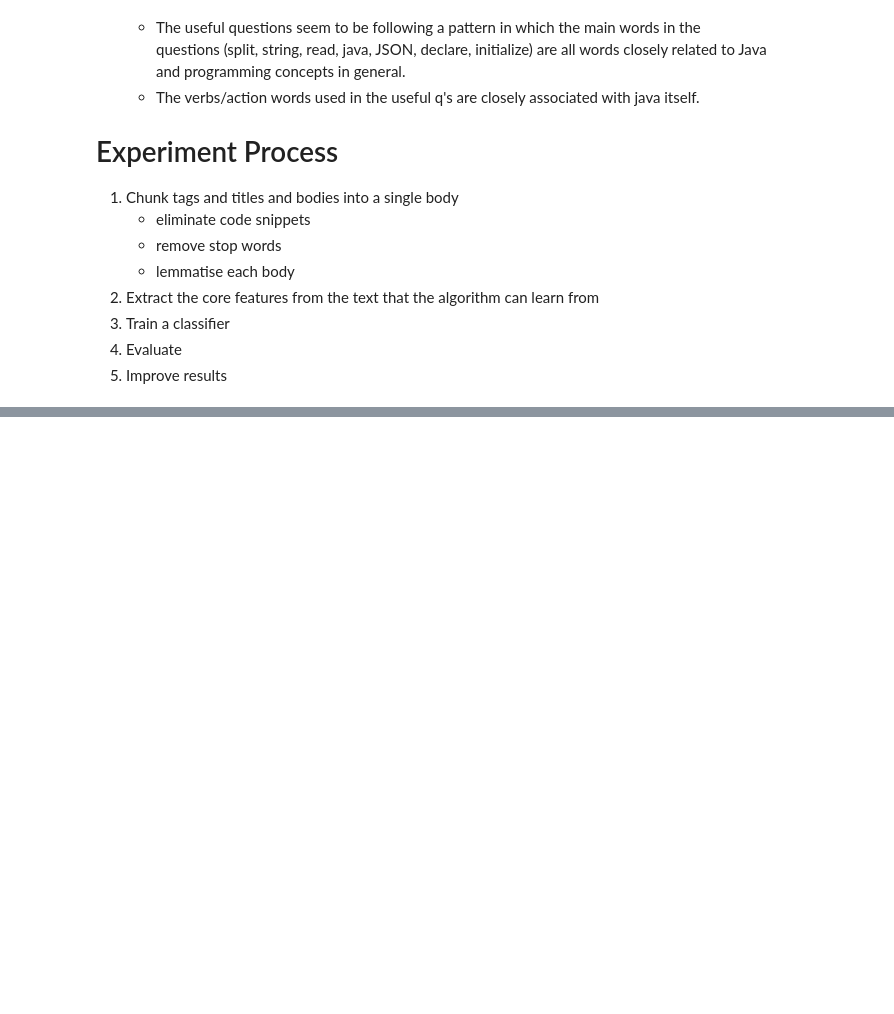
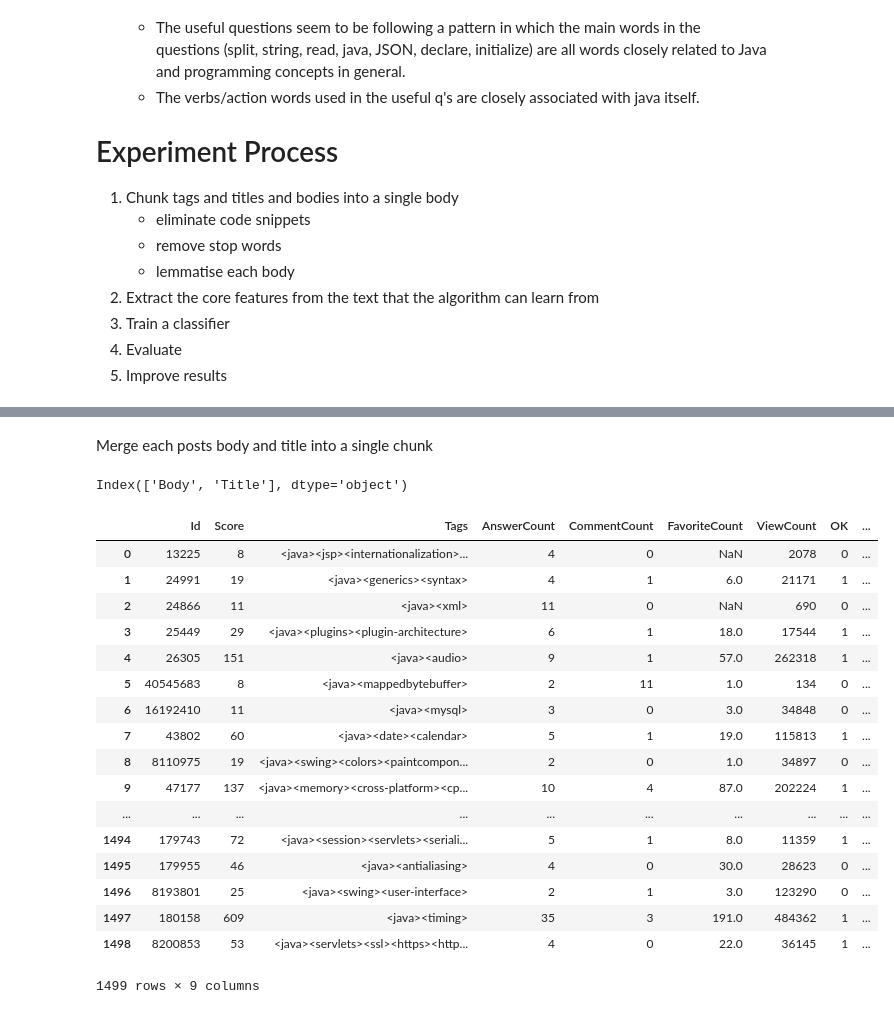
Before and after one commit to c14410312/StackoverflowPostClassification, a Jupyter notebook: PostClassificationExperimentSciKit.ipynb, the cells around one changed output, grey strips where cells are left out. Saved outputs shown, nothing was run; the diff lists cells and outputs as text; code cells hidden in the pictures; blank space fills up the shorter version.

```diff
--- a/PostClassificationExperimentSciKit.ipynb
+++ b/PostClassificationExperimentSciKit.ipynb
@@ -60,0 +69,3 @@ After extracting this data I conducted an analysis on the resulting dataset to g
+# %%
+import pandas
+df = pandas.read_csv('./data/procedural_casual_Q_1500_SO_Java.csv')
@@ -60,0 +81,30 @@ After extracting this data I conducted an analysis on the resulting dataset to g
+# %% [markdown]
+Merge each posts body and title into a single chunk
+# %%
+df.columns[2:4]
+# %% [output]
+Index(['Body', 'Title'], dtype='object')
+# %%
+#merges title and body into a single chunk
+df['Title_Body_Chunk'] = df[df.columns[2:4]].apply(lambda x: ','.join(x),axis=1)
+# %%
+df.drop(['Body', 'Title'], axis=1)
+# %% [output]
+|  | Id | Score | Tags | AnswerCount | CommentCount | FavoriteCount | ViewCount | OK | ... |
+| 0 | 13225 | 8 | <java><jsp><internationalization>... | 4 | 0 | NaN | 2078 | 0 | ... |
+| 1 | 24991 | 19 | <java><generics><syntax> | 4 | 1 | 6.0 | 21171 | 1 | ... |
+| 2 | 24866 | 11 | <java><xml> | 11 | 0 | NaN | 690 | 0 | ... |
+| 3 | 25449 | 29 | <java><plugins><plugin-architecture> | 6 | 1 | 18.0 | 17544 | 1 | ... |
+| 4 | 26305 | 151 | <java><audio> | 9 | 1 | 57.0 | 262318 | 1 | ... |
+| 5 | 40545683 | 8 | <java><mappedbytebuffer> | 2 | 11 | 1.0 | 134 | 0 | ... |
+| 6 | 16192410 | 11 | <java><mysql> | 3 | 0 | 3.0 | 34848 | 0 | ... |
+| 7 | 43802 | 60 | <java><date><calendar> | 5 | 1 | 19.0 | 115813 | 1 | ... |
+| 8 | 8110975 | 19 | <java><swing><colors><paintcompon... | 2 | 0 | 1.0 | 34897 | 0 | ... |
+| 9 | 47177 | 137 | <java><memory><cross-platform><cp... | 10 | 4 | 87.0 | 202224 | 1 | ... |
+| ... | ... | ... | ... | ... | ... | ... | ... | ... | ... |
+| 1494 | 179743 | 72 | <java><session><servlets><seriali... | 5 | 1 | 8.0 | 11359 | 1 | ... |
+| 1495 | 179955 | 46 | <java><antialiasing> | 4 | 0 | 30.0 | 28623 | 0 | ... |
+| 1496 | 8193801 | 25 | <java><swing><user-interface> | 2 | 1 | 3.0 | 123290 | 0 | ... |
+| 1497 | 180158 | 609 | <java><timing> | 35 | 3 | 191.0 | 484362 | 1 | ... |
+| 1498 | 8200853 | 53 | <java><servlets><ssl><https><http... | 4 | 0 | 22.0 | 36145 | 1 | ... |
+1499 rows × 9 columns
```
Also changed, not shown: parts of 7 cells of this notebook.
